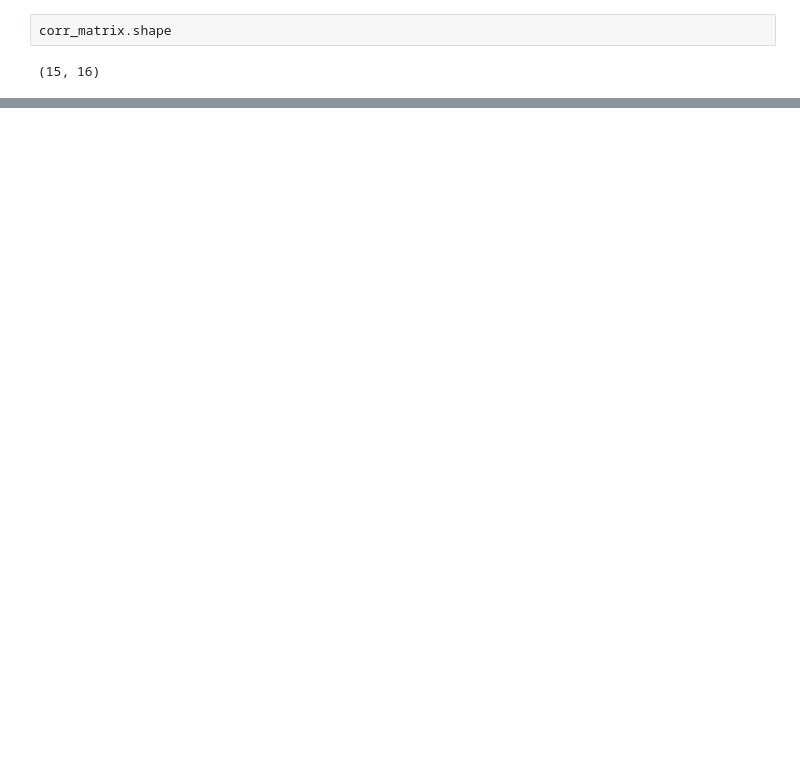
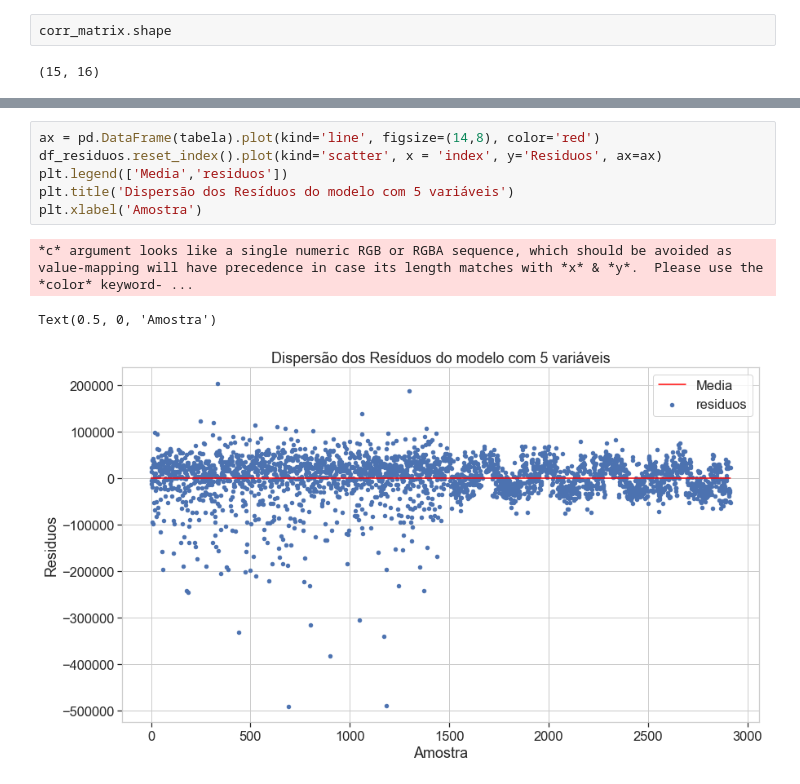
Before and after one commit to fabioheiji/mqaa, a Jupyter notebook: Regressao_Linear_Multipla.ipynb, the cells around one changed output, grey strips where cells are left out. Drawn from its saved outputs; the diff is of its cells as text; blank space fills up the shorter version.

```diff
--- a/Regressao_Linear_Multipla.ipynb
+++ b/Regressao_Linear_Multipla.ipynb
@@ -626,0 +727,10 @@ corr_matrix.shape
+# %%
+ax = pd.DataFrame(tabela).plot(kind='line', figsize=(14,8), color='red')
+df_residuos.reset_index().plot(kind='scatter', x = 'index', y='Residuos', ax=ax)
+plt.legend(['Media','residuos'])
+plt.title('Dispersão dos Resíduos do modelo com 5 variáveis')
+plt.xlabel('Amostra')
+# %% [output]
+*c* argument looks like a single numeric RGB or RGBA sequence, which should be avoided as value-mapping will have precedence in case its length matches with *x* & *y*.  Please use the *color* keyword- ...
+Text(0.5, 0, 'Amostra')
+[figure, added]
```
Also changed, not shown: parts of 20 cells of this notebook.
